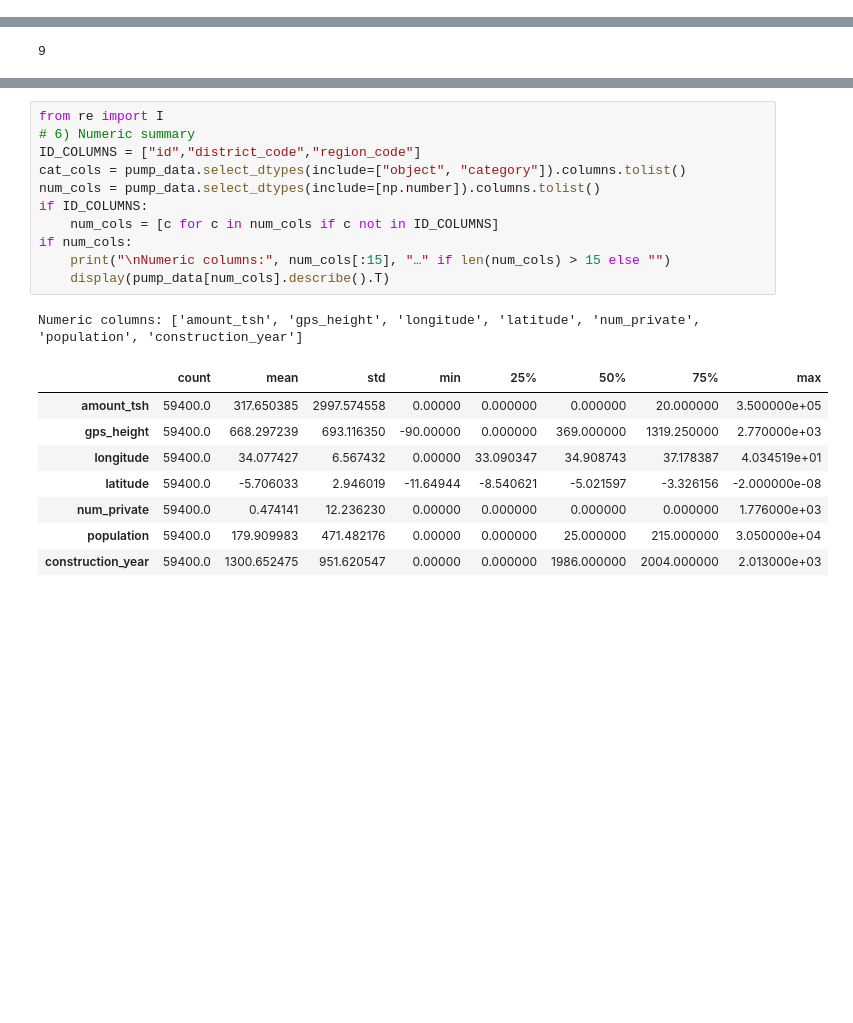
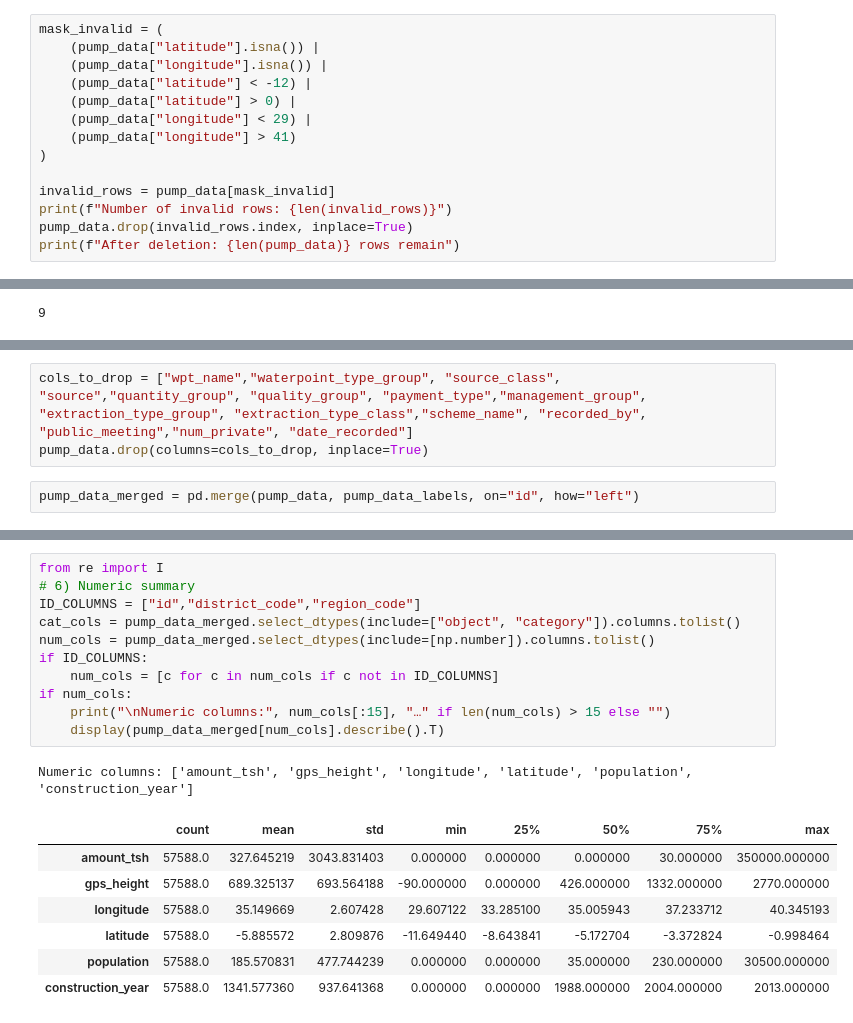
Before and after one commit to floranuta/Data_Circle, a Jupyter notebook: notebooks/Ticket111_LoadExam_Colab.ipynb, the cells around one changed output, grey strips where cells are left out. Drawn from its saved outputs; the diff is of its cells as text; blank space fills up the shorter version.

```diff
--- a/notebooks/Ticket111_LoadExam_Colab.ipynb
+++ b/notebooks/Ticket111_LoadExam_Colab.ipynb
@@ -20,0 +23,14 @@ pump_data = pd.read_csv(csv_file_path)
+# %%
+mask_invalid = (
+    (pump_data["latitude"].isna()) |
+    (pump_data["longitude"].isna()) |
+    (pump_data["latitude"] < -12) |
+    (pump_data["latitude"] > 0) |
+    (pump_data["longitude"] < 29) |
+    (pump_data["longitude"] > 41)
+)
+
+invalid_rows = pump_data[mask_invalid]
+print(f"Number of invalid rows: {len(invalid_rows)}")
+pump_data.drop(invalid_rows.index, inplace=True)
+print(f"After deletion: {len(pump_data)} rows remain")
@@ -748,4 +801,9 @@ These columns are redundant, we can delete them:
 2) how connected basin,subvillage,region,district_code,lga,ward
 3) should we limit datas with langitude and latitude that belongs to Tanzania
 4) check the correct years: construction_year <=date_recorded
+# %%
+cols_to_drop = ["wpt_name","waterpoint_type_group", "source_class", "source","quantity_group", "quality_group", "payment_type","management_group", "extraction_type_group", "extraction_type_class","scheme_name", "recorded_by", "public_meeting","num_private", "date_recorded"]
+pump_data.drop(columns=cols_to_drop, inplace=True)
+# %%
+pump_data_merged = pd.merge(pump_data, pump_data_labels, on="id", how="left")
 # %%
@@ -777,24 +835,23 @@ Duplicate full rows: 0
 # %%
 from re import I
 # 6) Numeric summary
 ID_COLUMNS = ["id","district_code","region_code"]
-cat_cols = pump_data.select_dtypes(include=["object", "category"]).columns.tolist()
-num_cols = pump_data.select_dtypes(include=[np.number]).columns.tolist()
+cat_cols = pump_data_merged.select_dtypes(include=["object", "category"]).columns.tolist()
+num_cols = pump_data_merged.select_dtypes(include=[np.number]).columns.tolist()
 if ID_COLUMNS:
     num_cols = [c for c in num_cols if c not in ID_COLUMNS]
 if num_cols:
     print("\nNumeric columns:", num_cols[:15], "…" if len(num_cols) > 15 else "")
-    display(pump_data[num_cols].describe().T)
+    display(pump_data_merged[num_cols].describe().T)
 # %% [output]
-Numeric columns: ['amount_tsh', 'gps_height', 'longitude', 'latitude', 'num_private', 'population', 'construction_year']
+Numeric columns: ['amount_tsh', 'gps_height', 'longitude', 'latitude', 'population', 'construction_year']
 |  | count | mean | std | min | 25% | 50% | 75% | max |
-| amount_tsh | 59400.0 | 317.650385 | 2997.574558 | 0.00000 | 0.000000 | 0.000000 | 20.000000 | 3.500000e+05 |
-| gps_height | 59400.0 | 668.297239 | 693.116350 | -90.00000 | 0.000000 | 369.000000 | 1319.250000 | 2.770000e+03 |
-| longitude | 59400.0 | 34.077427 | 6.567432 | 0.00000 | 33.090347 | 34.908743 | 37.178387 | 4.034519e+01 |
-| latitude | 59400.0 | -5.706033 | 2.946019 | -11.64944 | -8.540621 | -5.021597 | -3.326156 | -2.000000e-08 |
-| num_private | 59400.0 | 0.474141 | 12.236230 | 0.00000 | 0.000000 | 0.000000 | 0.000000 | 1.776000e+03 |
-| population | 59400.0 | 179.909983 | 471.482176 | 0.00000 | 0.000000 | 25.000000 | 215.000000 | 3.050000e+04 |
-| construction_year | 59400.0 | 1300.652475 | 951.620547 | 0.00000 | 0.000000 | 1986.000000 | 2004.000000 | 2.013000e+03 |
+| amount_tsh | 57588.0 | 327.645219 | 3043.831403 | 0.000000 | 0.000000 | 0.000000 | 30.000000 | 350000.000000 |
+| gps_height | 57588.0 | 689.325137 | 693.564188 | -90.000000 | 0.000000 | 426.000000 | 1332.000000 | 2770.000000 |
+| longitude | 57588.0 | 35.149669 | 2.607428 | 29.607122 | 33.285100 | 35.005943 | 37.233712 | 40.345193 |
+| latitude | 57588.0 | -5.885572 | 2.809876 | -11.649440 | -8.643841 | -5.172704 | -3.372824 | -0.998464 |
+| population | 57588.0 | 185.570831 | 477.744239 | 0.000000 | 0.000000 | 35.000000 | 230.000000 | 30500.000000 |
+| construction_year | 57588.0 | 1341.577360 | 937.641368 | 0.000000 | 0.000000 | 1988.000000 | 2004.000000 | 2013.000000 |
 # %%
 # 7) Categorical summary (top categories + cardinality)
 DATE_COLUMNS = ["date_recorded"]
```
Also changed, not shown: parts of 48 cells of this notebook.
